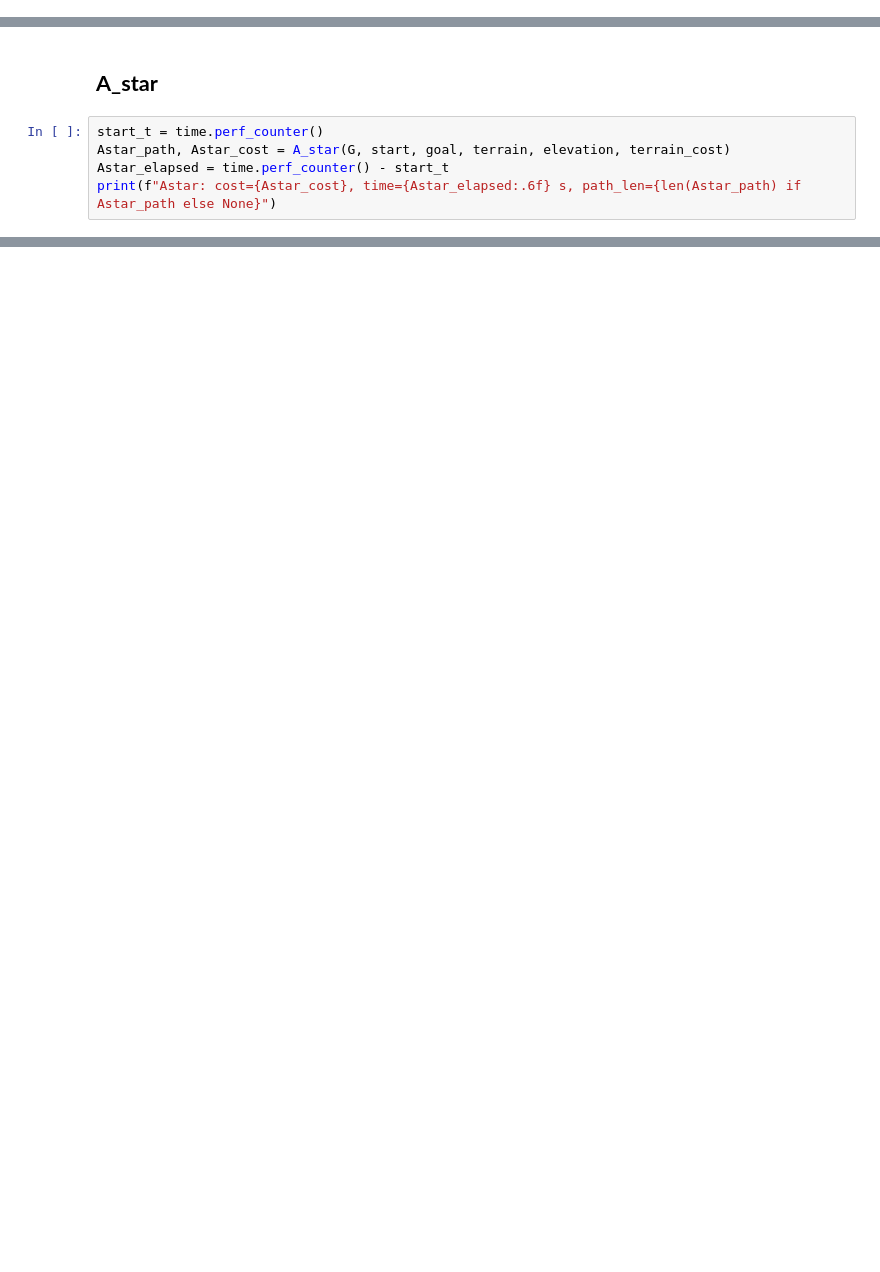
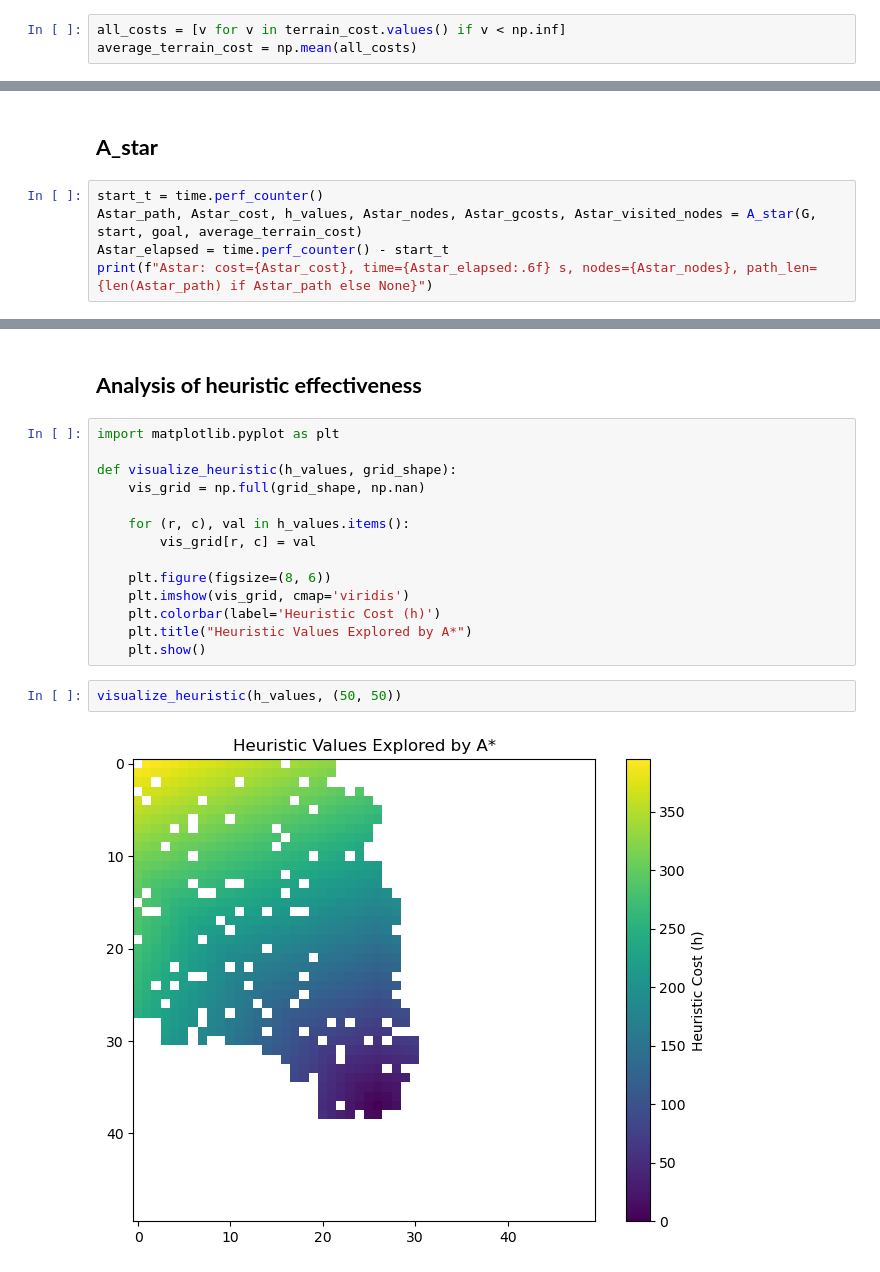
Before and after one commit to NadaSaleh745/Mars_rover_path_finding, a Jupyter notebook: src/problem/simulation.ipynb, the cells around one changed output, grey strips where cells are left out. Cells and saved outputs as stored; diff of their text form; blank space fills up the shorter version.

```diff
--- a/src/problem/simulation.ipynb
+++ b/src/problem/simulation.ipynb
@@ -97,6 +99,9 @@ for x in range(N):
 print(G[(0,0)])
 # %% [output]
 {(0, 1): {'weight': 16.0}, (1, 1): {'weight': 11.313708498984761}, (1, 0): {'weight': 48.0}}
+# %%
+all_costs = [v for v in terrain_cost.values() if v < np.inf]
+average_terrain_cost = np.mean(all_costs)
 # %% [markdown]
 ## **High-Fidelity Realistic Visualization**
 # %%
@@ -348,7 +365,7 @@ Video(f"ucs_rover2.mp4", embed=False)
 ## **A_star**
 # %%
 start_t = time.perf_counter()
-Astar_path, Astar_cost = A_star(G, start, goal, terrain, elevation, terrain_cost)
+Astar_path, Astar_cost, h_values, Astar_nodes, Astar_gcosts, Astar_visited_nodes = A_star(G, start, goal, average_terrain_cost)
 Astar_elapsed = time.perf_counter() - start_t
-print(f"Astar: cost={Astar_cost}, time={Astar_elapsed:.6f} s, path_len={len(Astar_path) if Astar_path else None}")
+print(f"Astar: cost={Astar_cost}, time={Astar_elapsed:.6f} s, nodes={Astar_nodes}, path_len={len(Astar_path) if Astar_path else None}")
 # %% [output]
@@ -363,0 +377,20 @@ Video(f"Astar_rover.mp4", embed=False)
+# %% [markdown]
+## **Analysis of heuristic effectiveness**
+# %%
+import matplotlib.pyplot as plt
+
+def visualize_heuristic(h_values, grid_shape):
+    vis_grid = np.full(grid_shape, np.nan)
+
+    for (r, c), val in h_values.items():
+        vis_grid[r, c] = val
+
+    plt.figure(figsize=(8, 6))
+    plt.imshow(vis_grid, cmap='viridis')
+    plt.colorbar(label='Heuristic Cost (h)')
+    plt.title("Heuristic Values Explored by A*")
+    plt.show()
+# %%
+visualize_heuristic(h_values, (50, 50))
+# %% [output]
+[figure, added]
```
Also changed, not shown: parts of 29 cells of this notebook, 1 other file.
